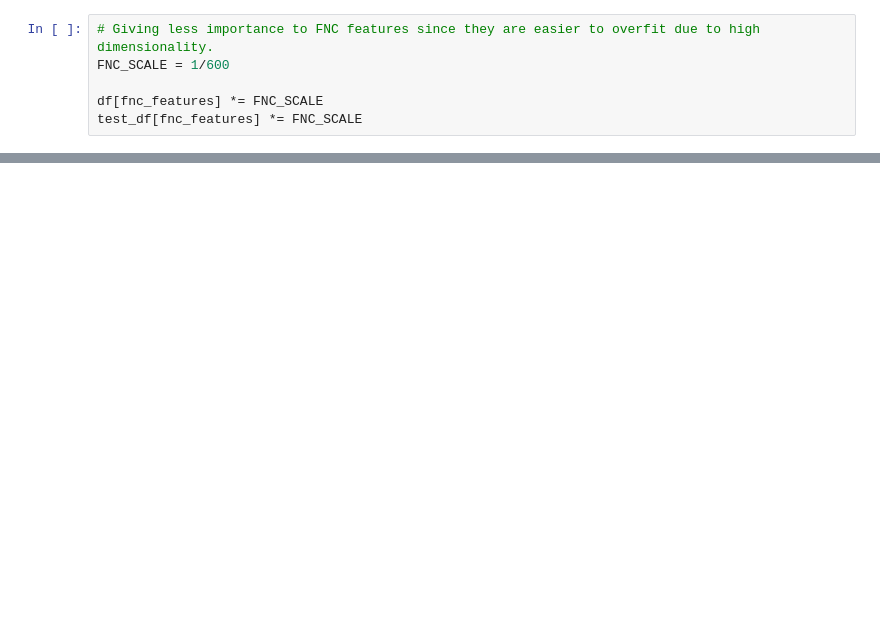
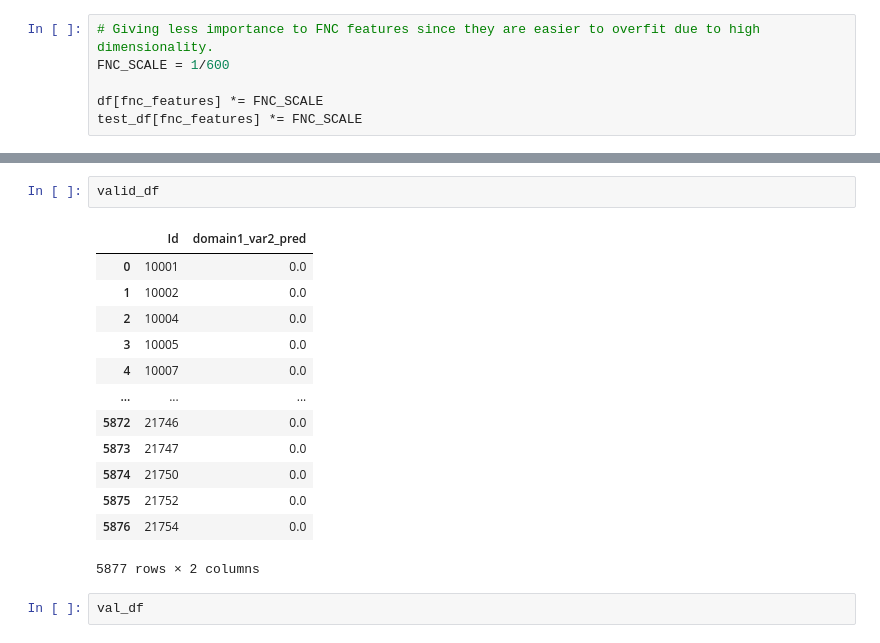
Before and after one commit to ibkuroyagi/trends-images, a Jupyter notebook: working/ridge_feature_selection.ipynb, the cells around one changed output, grey strips where cells are left out. Cells and saved outputs as stored; diff of their text form; blank space fills up the shorter version.

```diff
--- a/working/ridge_feature_selection.ipynb
+++ b/working/ridge_feature_selection.ipynb
@@ -158,0 +350,18 @@ best score CV:0.02640, alhpa:0.00410 in domain1_var1
+# %%
+valid_df
+# %% [output]
+|  | Id | domain1_var2_pred |
+| 0 | 10001 | 0.0 |
+| 1 | 10002 | 0.0 |
+| 2 | 10004 | 0.0 |
+| 3 | 10005 | 0.0 |
+| 4 | 10007 | 0.0 |
+| ... | ... | ... |
+| 5872 | 21746 | 0.0 |
+| 5873 | 21747 | 0.0 |
+| 5874 | 21750 | 0.0 |
+| 5875 | 21752 | 0.0 |
+| 5876 | 21754 | 0.0 |
+5877 rows × 2 columns
+# %%
+val_df
```
Also changed, not shown: parts of 14 cells of this notebook, 11 other files.
